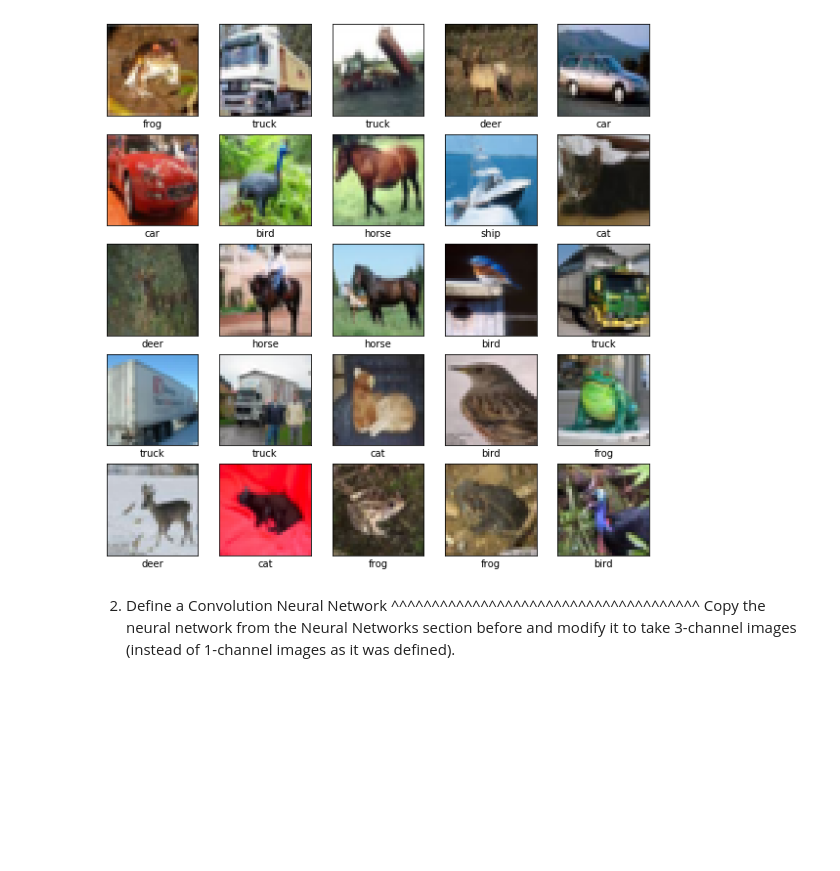
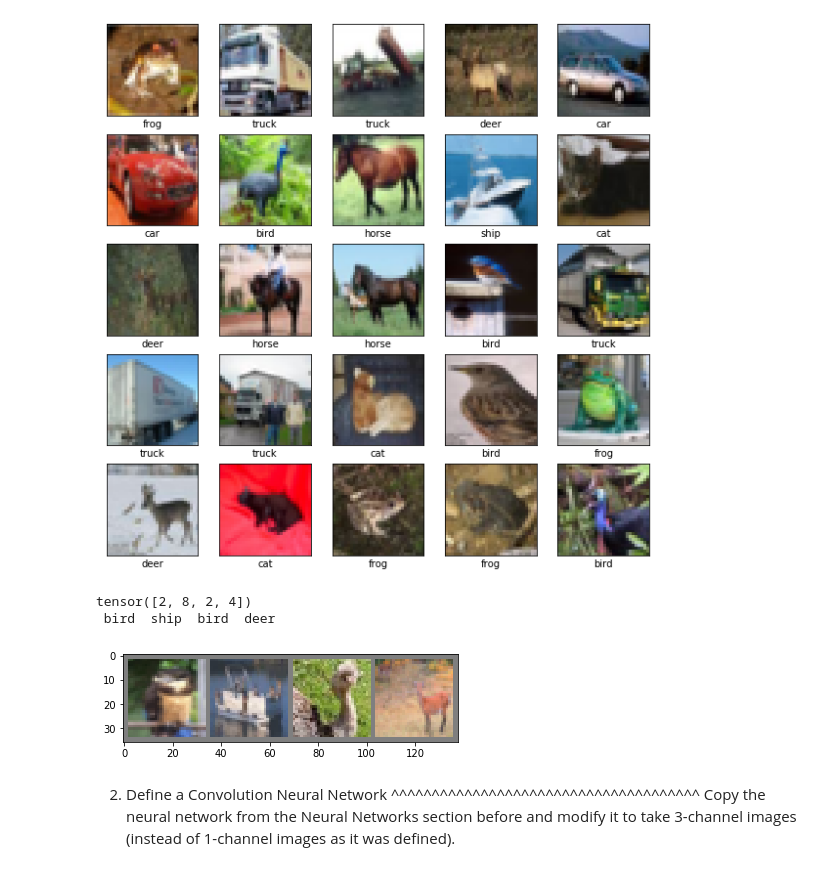
Before and after one commit to rstager/colab-pytorch, a Jupyter notebook: Pytorch_cifar10_tutorial_in_TF.ipynb, the cells around one changed output. Cells and saved outputs as stored; diff of their text form; code cells hidden in the pictures; blank space fills up the shorter version.

Commit message:
fixed issue with pytorch imports

```diff
--- a/Pytorch_cifar10_tutorial_in_TF.ipynb
+++ b/Pytorch_cifar10_tutorial_in_TF.ipynb
@@ -143,26 +177,30 @@ plt.show()
 [figure]
 # %%
 #  pytorch code
-# import matplotlib.pyplot as plt
-# import numpy as np
+import matplotlib.pyplot as plt
+import numpy as np
 
 # # functions to show an image
 
 
-# def imshow(img):
-#     img = img / 2 + 0.5     # unnormalize
-#     npimg = img.numpy()
-#     plt.imshow(np.transpose(npimg, (1, 2, 0)))
+def imshow(img):
+  img = img / 2 + 0.5     # unnormalize
+  npimg = img.numpy()
+  plt.imshow(np.transpose(npimg, (1, 2, 0)))
 
 
-# # get some random training images
-# dataiter = iter(trainloader)
-# images, labels = dataiter.next()
+# get some random training images
+dataiter = iter(trainloader)
+images, labels = dataiter.next()
 
-# # show images
-# imshow(torchvision.utils.make_grid(images))
-# # print labels
-# print(' '.join('%5s' % classes[labels[j]] for j in range(4)))
+# show images
+imshow(torchvision.utils.make_grid(images))
+print (labels)
+print(' '.join('%5s' % classes[labels[j]] for j in range(4)))
+# %% [output]
+tensor([2, 8, 2, 4])
+ bird  ship  bird  deer
+[figure, added]
 # %% [markdown]
 2. Define a Convolution Neural Network
 ^^^^^^^^^^^^^^^^^^^^^^^^^^^^^^^^^^^^^^
```
Also changed, not shown: parts of 13 cells of this notebook.
